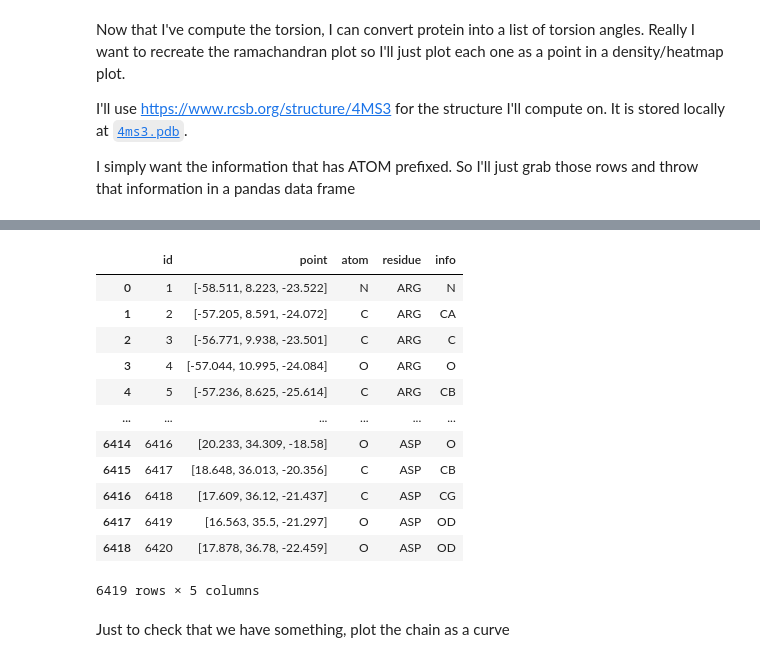
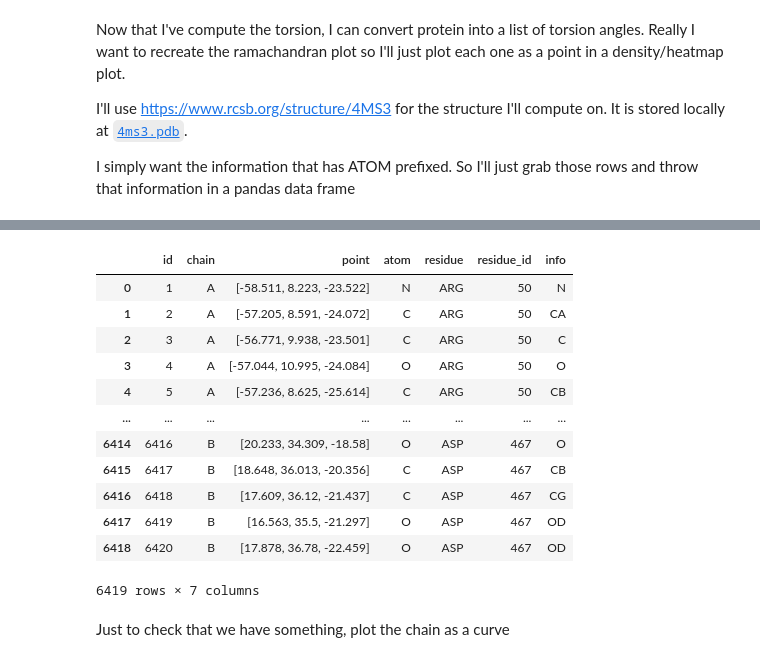
Before and after one commit to xnought/paper-implement, a Jupyter notebook: ramachandran/torsion_pdb.ipynb, the cells around one changed output, grey strips where cells are left out. Saved outputs shown, nothing was run; the diff lists cells and outputs as text; code cells hidden in the pictures.

```diff
--- a/ramachandran/torsion_pdb.ipynb
+++ b/ramachandran/torsion_pdb.ipynb
@@ -40,45 +40,49 @@ read_pdb_atoms_lines("./4ms3.pdb")
 # %%
 def atoms_to_df(atoms: list[str]):
     """Extract Atom Index, Atom, Residue Label, and 3D coordinates"""
     points = []
     idxs = []
     atom_label = []
     residue = []
+    residue_id = []
     info = []
+    chain = []
     for line in atoms:
         numbers = re.findall(r"\s+[\d|.|-]+", line)
         idx = int(numbers[0])
         x = float(numbers[2])
         y = float(numbers[3])
         z = float(numbers[4])
         idxs.append(idx)
-        points.append([float(x), float(y), float(z)])
+        points.append(np.array([float(x), float(y), float(z)]))
+        residue_id.append(int(numbers[1]))
 
         strings = re.findall(r"[A-Z]+", line)
         atom_label.append(strings[-1])
         residue.append(strings[2])
         info.append(strings[1])
+        chain.append(strings[3])
 
-    return pd.DataFrame({"id": idxs, "point": points, "atom": atom_label, "residue": residue, "info": info})
+    return pd.DataFrame({"id": idxs, "chain": chain, "point": points, "atom": atom_label, "residue": residue, "residue_id": residue_id, "info": info})
 
 
 atoms = read_pdb_atoms_lines("./4ms3.pdb")
 df = atoms_to_df(atoms)
 df
 # %% [output]
-|  | id | point | atom | residue | info |
-| 0 | 1 | [-58.511, 8.223, -23.522] | N | ARG | N |
-| 1 | 2 | [-57.205, 8.591, -24.072] | C | ARG | CA |
-| 2 | 3 | [-56.771, 9.938, -23.501] | C | ARG | C |
-| 3 | 4 | [-57.044, 10.995, -24.084] | O | ARG | O |
-| 4 | 5 | [-57.236, 8.625, -25.614] | C | ARG | CB |
-| ... | ... | ... | ... | ... | ... |
-| 6414 | 6416 | [20.233, 34.309, -18.58] | O | ASP | O |
-| 6415 | 6417 | [18.648, 36.013, -20.356] | C | ASP | CB |
-| 6416 | 6418 | [17.609, 36.12, -21.437] | C | ASP | CG |
-| 6417 | 6419 | [16.563, 35.5, -21.297] | O | ASP | OD |
-| 6418 | 6420 | [17.878, 36.78, -22.459] | O | ASP | OD |
+|  | id | chain | point | atom | residue | residue_id | info |
+| 0 | 1 | A | [-58.511, 8.223, -23.522] | N | ARG | 50 | N |
+| 1 | 2 | A | [-57.205, 8.591, -24.072] | C | ARG | 50 | CA |
+| 2 | 3 | A | [-56.771, 9.938, -23.501] | C | ARG | 50 | C |
+| 3 | 4 | A | [-57.044, 10.995, -24.084] | O | ARG | 50 | O |
+| 4 | 5 | A | [-57.236, 8.625, -25.614] | C | ARG | 50 | CB |
+| ... | ... | ... | ... | ... | ... | ... | ... |
+| 6414 | 6416 | B | [20.233, 34.309, -18.58] | O | ASP | 467 | O |
+| 6415 | 6417 | B | [18.648, 36.013, -20.356] | C | ASP | 467 | CB |
+| 6416 | 6418 | B | [17.609, 36.12, -21.437] | C | ASP | 467 | CG |
+| 6417 | 6419 | B | [16.563, 35.5, -21.297] | O | ASP | 467 | OD |
+| 6418 | 6420 | B | [17.878, 36.78, -22.459] | O | ASP | 467 | OD |
-6419 rows × 5 columns
+6419 rows × 7 columns
 # %% [markdown]
 Just to check that we have something, plot the chain as a curve
 # %%
```
Also changed, not shown: parts of 3 cells of this notebook.
